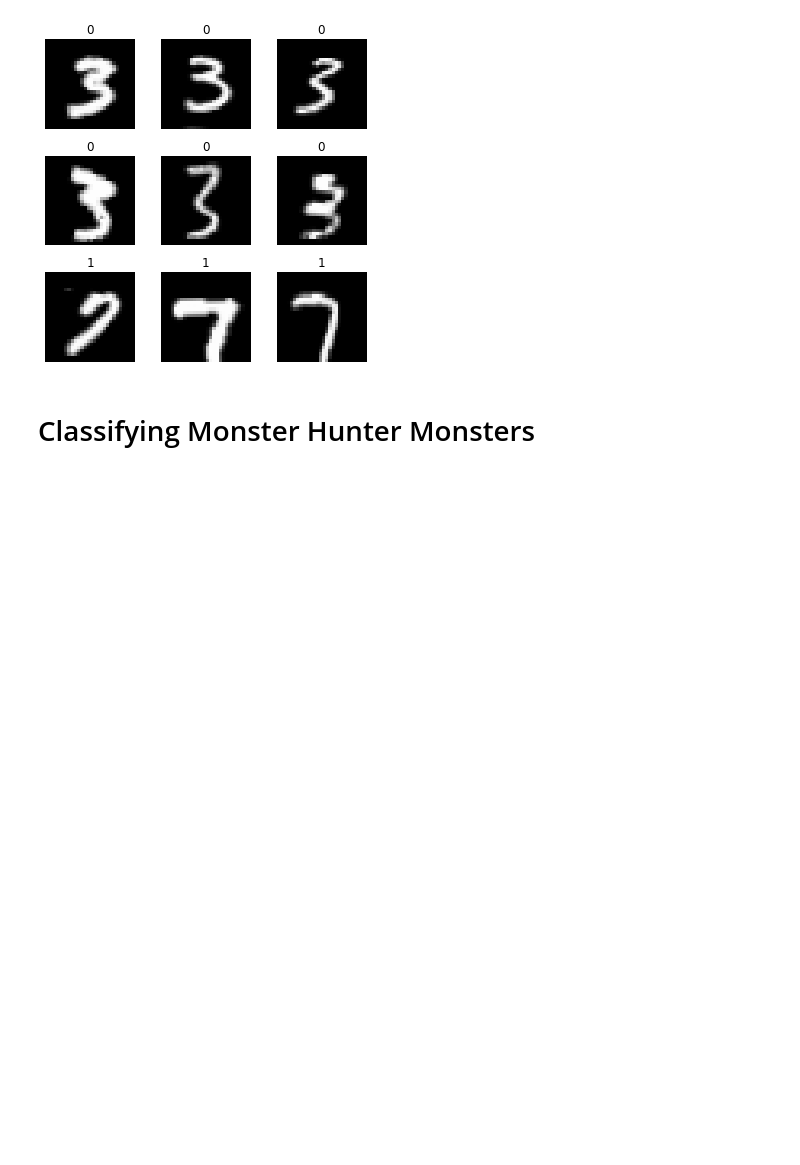
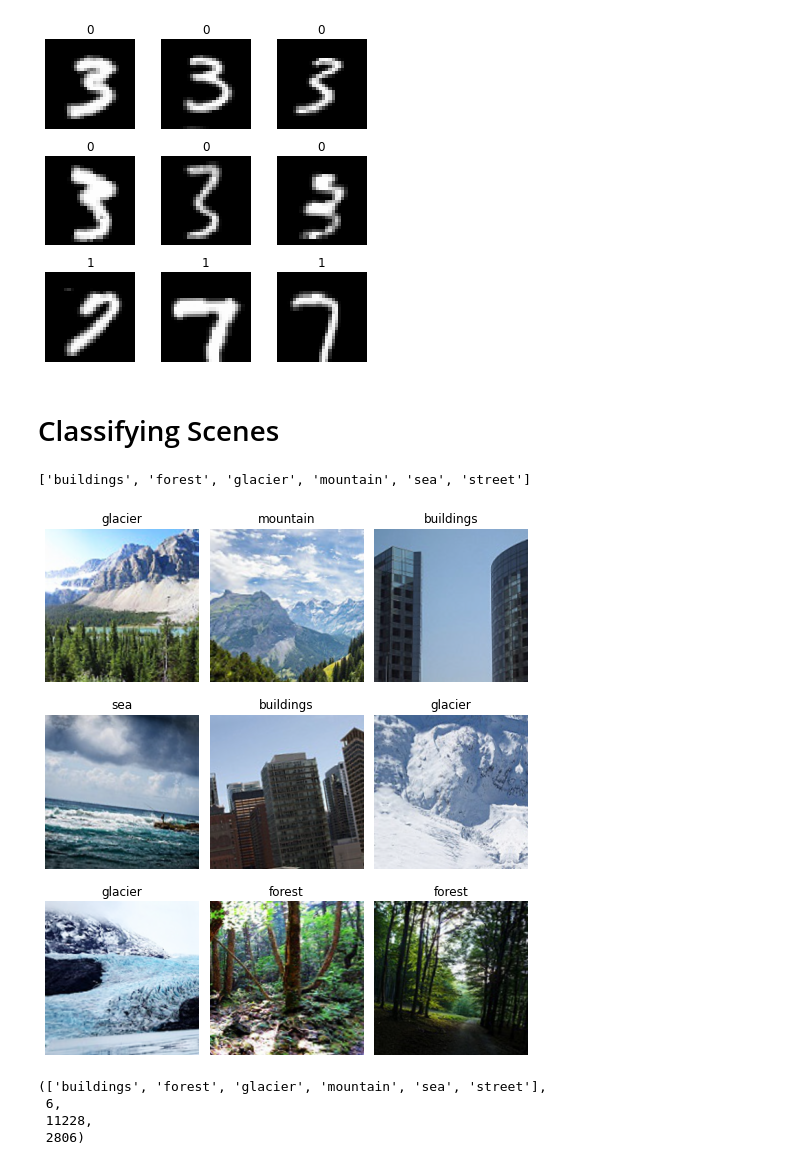
Before and after one commit to chriswebb31/FastAI, a Jupyter notebook: Lesson1.ipynb, the cells around one changed output. Saved outputs shown, nothing was run; the diff lists cells and outputs as text; code cells hidden in the pictures; blank space fills up the shorter version.

Commit message:
Added scenery classifier

```diff
--- a/Lesson1.ipynb
+++ b/Lesson1.ipynb
@@ -290,4 +290,27 @@ data.classes
 [0, 1]
 [figure]
 # %% [markdown]
-# Classifying Monster Hunter Monsters
+# Classifying Scenes
+# %%
+train_path = '/content/gdrive/My Drive/Data/intel-image-classification/seg_train'
+test_path = '/content/gdrive/My Drive/Data/intel-image-classification/seg_test'
+prediction_path = '/content/gdrive/My Drive/Data/intel-image-classification/seg_pred'
+# %%
+np.random.seed(42)
+data = ImageDataBunch.from_folder(train_path, train=".", valid_pct=0.2,
+        ds_tfms=get_transforms(), size=224, num_workers=4).normalize(imagenet_stats)
+# %%
+data.classes
+# %% [output]
+['buildings', 'forest', 'glacier', 'mountain', 'sea', 'street']
+# %%
+data.show_batch(rows=3, figsize=(7,8))
+# %% [output]
+[figure, added]
+# %%
+data.classes, data.c, len(data.train_ds), len(data.valid_ds)
+# %% [output]
+(['buildings', 'forest', 'glacier', 'mountain', 'sea', 'street'],
+ 6,
+ 11228,
+ 2806)
```
Also changed, not shown: parts of 14 cells of this notebook.
